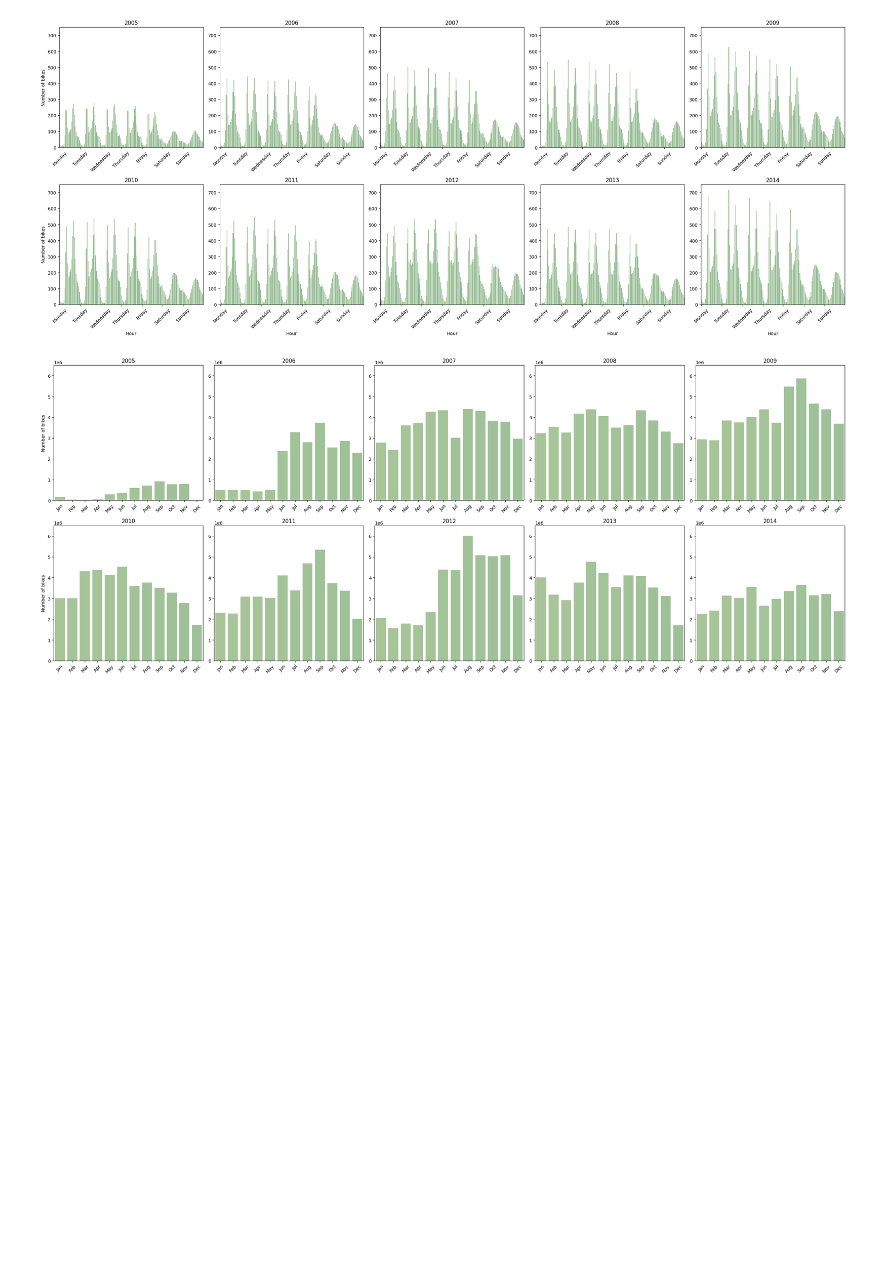
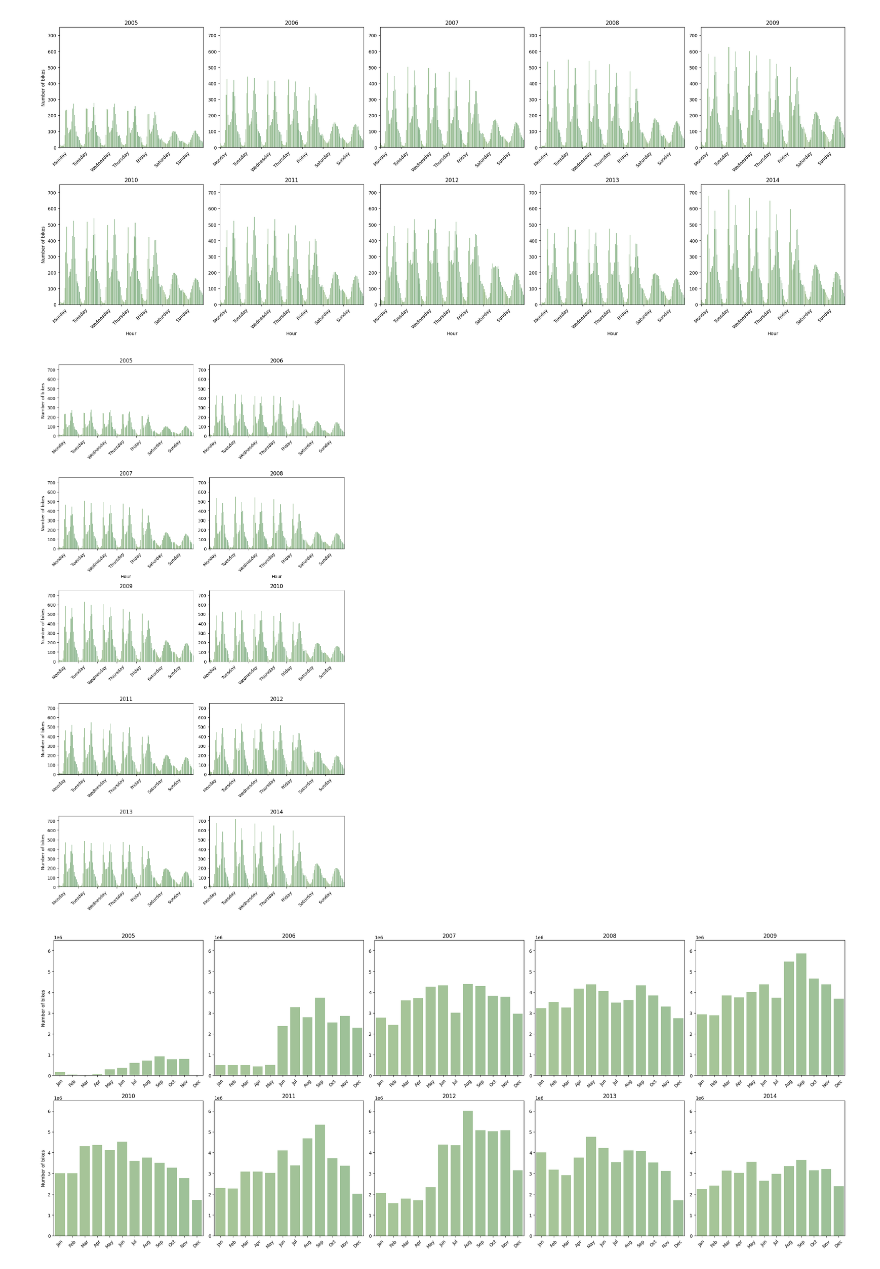
Before and after one commit to Knorsker/Knorsker.github.io, a Jupyter notebook: Part1.ipynb, the cells around one changed output. Cells and saved outputs as stored; diff of their text form; code cells hidden in the pictures; blank space fills up the shorter version.

```diff
--- a/Part1.ipynb
+++ b/Part1.ipynb
@@ -98,6 +98,84 @@ plt.show()
 fig.savefig('168hourplot.png', dpi=300, bbox_inches = "tight")
 # %% [output]
 [figure]
+# %%
+# Define a custom diverging blue color palette
+blue_palette = sns.color_palette("crest",n_colors=24, as_cmap=True)
+
+# Convert the ListedColormap object into a list of colors
+blue_palette = [blue_palette(i) for i in range(24)]
+
+# List of file paths for the datasets
+file_paths = ['..\Data\cykeltaellinger-2005.xlsx', '..\Data\cykeltaellinger-2006.xlsx', '..\Data\cykeltaellinger-2007.xlsx',
+              '..\Data\cykeltaellinger-2008.xlsx', '..\Data\cykeltaellinger-2009.xlsx', '..\Data\cykeltaellinger-2010.xlsx',
+              '..\Data\cykeltaellinger-2011.xlsx', '..\Data\cykeltaellinger-2012.xlsx', '..\Data\cykeltaellinger-2013.xlsx', '..\Data\cykeltaellinger-2014.xlsx']
+
+# Define the number of rows and columns for the subplot
+num_rows = 5
+num_cols = 2
+
+# Create a new figure and axis for the subplot
+fig, axs = plt.subplots(num_rows, num_cols, figsize=(10, 18))
+
+for i, file_path in enumerate(file_paths):
+    # Extract the year from the file path
+    year = file_path.split('-')[1].split('.')[0]
+    # Read the dataset from Excel file
+    data = pd.read_excel(file_path, usecols='A:AD', skiprows=10)
+
+    data['Dato'] = pd.to_datetime(data['Dato'], format='%d.%m.%Y')
+    data['weekdays'] = get_weekday(data['Dato'])
+
+    # Reshape the DataFrame so that each timeslot becomes a separate row
+    df = data.melt(id_vars=['Dato', 'weekdays'], value_vars=['kl.00-01', 'kl.01-02', 'kl.02-03', 'kl.03-04', 'kl.04-05',
+                                                          'kl.05-06', 'kl.06-07', 'kl.07-08', 'kl.08-09', 'kl.09-10',
+                                                          'kl.10-11', 'kl.11-12', 'kl.12-13', 'kl.13-14', 'kl.14-15',
+                                                          'kl.15-16', 'kl.16-17', 'kl.17-18', 'kl.18-19', 'kl.19-20',
+                                                          'kl.20-21', 'kl.21-22', 'kl.22-23', 'kl.23-24'],
+                  var_name='Hour', value_name='Value')
+
+    # Create a new column with the combined weekday and hour
+    df['Weekday_Hour'] = df['weekdays'] + '_' + df['Hour']
+    # print(df['Weekday_Hour'])
+
+    # Define the order of weekdays and hours
+    weekdays = ['Monday', 'Tuesday', 'Wednesday', 'Thursday', 'Friday', 'Saturday', 'Sunday']
+    hours = ['kl.00-01', 'kl.01-02', 'kl.02-03', 'kl.03-04', 'kl.04-05', 'kl.05-06', 'kl.06-07', 'kl.07-08', 'kl.08-09',
+             'kl.09-10', 'kl.10-11', 'kl.11-12', 'kl.12-13', 'kl.13-14', 'kl.14-15', 'kl.15-16', 'kl.16-17', 'kl.17-18',
+             'kl.18-19', 'kl.19-20', 'kl.20-21', 'kl.21-22', 'kl.22-23', 'kl.23-24']
+
+    # Create a new column with the order of weekdays and hours
+    df['Weekday_Hour'] = pd.Categorical(df['Weekday_Hour'], categories=[f'{weekday}_{hour}' for weekday in weekdays for hour in hours], ordered=True)
+
+    # Sort the DataFrame based on the order of weekdays and hours
+    df = df.sort_values('Weekday_Hour')
+
+    # Plot the data on the corresponding subplot
+    ax = axs[i // num_cols, i % num_cols]
+    sns.barplot(data=df, x='Weekday_Hour', y='Value', ax=ax, ci=None, palette=blue_palette)
+    ax.set_title(year)
+
+    if i % num_cols == 0:  # Check if the subplot is in the first column
+        ax.set_ylabel('Number of bikes')
+    else:
+        ax.set_ylabel('')  # Set empty string for y-label for other subplots
+    if i // num_cols == 1:
+        ax.set_xlabel('Hour')
+    else:
+        ax.set_xlabel('')  # Set empty string for x-label for other subplots
+    ax.set_xticks(range(0, 168, 24))  # Set ticks for weekdays
+    ax.set_xticklabels(weekdays, rotation=45)  # Set labels for weekdays
+    ax.set_ylim(0, 750)  # Set y-axis limit to start from 0
+    ax.grid(False)
+
+# Adjust layout to prevent overlap of subplots
+plt.tight_layout()
+
+# Show the plot
+plt.show()
+fig.savefig('168hourplot.png', dpi=300, bbox_inches = "tight")
+# %% [output]
+[figure, added]
 # %%
 # Define a custom diverging blue color palette
 blue_palette = sns.color_palette("crest",n_colors=24, as_cmap=True)
```
Also changed, not shown: 2 other files.
